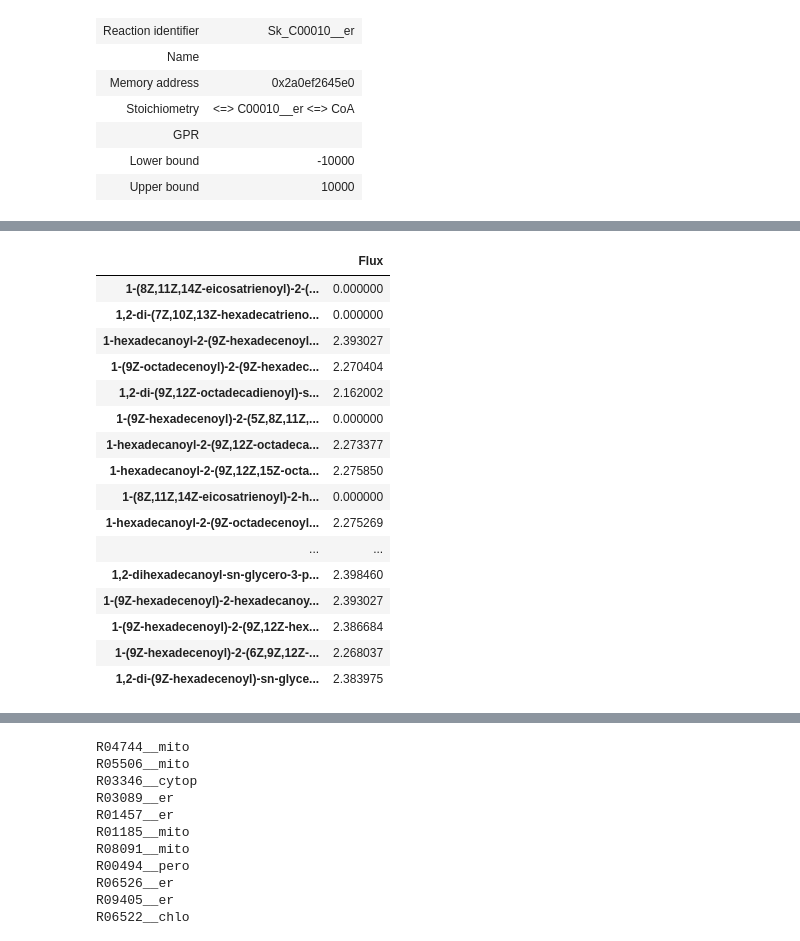
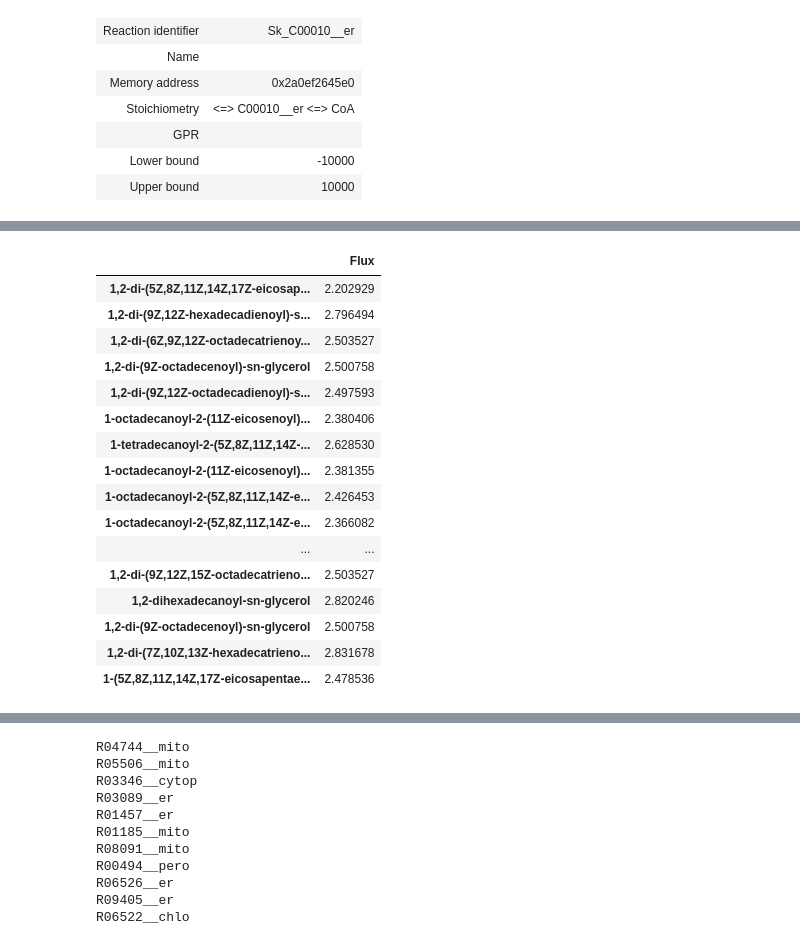
Before and after one commit to ecunha1996/GSMMutils, a Jupyter notebook: examples/Ngaditana.ipynb, the cells around one changed output, grey strips where cells are left out. Saved outputs shown, nothing was run; the diff lists cells and outputs as text; code cells hidden in the pictures.

```diff
--- a/examples/Ngaditana.ipynb
+++ b/examples/Ngaditana.ipynb
@@ -35,20 +35,20 @@ model.test_reaction("BMGR6162_V32__er")
 # %%
-model.test_reaction("e_PC__er")
+model.test_reaction("e_DAG__er")
 # %% [output]
 |  | Flux |
-| 1-(8Z,11Z,14Z-eicosatrienoyl)-2-(... | 0.000000 |
-| 1,2-di-(7Z,10Z,13Z-hexadecatrieno... | 0.000000 |
-| 1-hexadecanoyl-2-(9Z-hexadecenoyl... | 2.393027 |
-| 1-(9Z-octadecenoyl)-2-(9Z-hexadec... | 2.270404 |
-| 1,2-di-(9Z,12Z-octadecadienoyl)-s... | 2.162002 |
-| 1-(9Z-hexadecenoyl)-2-(5Z,8Z,11Z,... | 0.000000 |
-| 1-hexadecanoyl-2-(9Z,12Z-octadeca... | 2.273377 |
-| 1-hexadecanoyl-2-(9Z,12Z,15Z-octa... | 2.275850 |
-| 1-(8Z,11Z,14Z-eicosatrienoyl)-2-h... | 0.000000 |
-| 1-hexadecanoyl-2-(9Z-octadecenoyl... | 2.275269 |
+| 1,2-di-(5Z,8Z,11Z,14Z,17Z-eicosap... | 2.202929 |
+| 1,2-di-(9Z,12Z-hexadecadienoyl)-s... | 2.796494 |
+| 1,2-di-(6Z,9Z,12Z-octadecatrienoy... | 2.503527 |
+| 1,2-di-(9Z-octadecenoyl)-sn-glycerol | 2.500758 |
+| 1,2-di-(9Z,12Z-octadecadienoyl)-s... | 2.497593 |
+| 1-octadecanoyl-2-(11Z-eicosenoyl)... | 2.380406 |
+| 1-tetradecanoyl-2-(5Z,8Z,11Z,14Z-... | 2.628530 |
+| 1-octadecanoyl-2-(11Z-eicosenoyl)... | 2.381355 |
+| 1-octadecanoyl-2-(5Z,8Z,11Z,14Z-e... | 2.426453 |
+| 1-octadecanoyl-2-(5Z,8Z,11Z,14Z-e... | 2.366082 |
 | ... | ... |
-| 1,2-dihexadecanoyl-sn-glycero-3-p... | 2.398460 |
-| 1-(9Z-hexadecenoyl)-2-hexadecanoy... | 2.393027 |
-| 1-(9Z-hexadecenoyl)-2-(9Z,12Z-hex... | 2.386684 |
-| 1-(9Z-hexadecenoyl)-2-(6Z,9Z,12Z-... | 2.268037 |
-| 1,2-di-(9Z-hexadecenoyl)-sn-glyce... | 2.383975 |
+| 1,2-di-(9Z,12Z,15Z-octadecatrieno... | 2.503527 |
+| 1,2-dihexadecanoyl-sn-glycerol | 2.820246 |
+| 1,2-di-(9Z-octadecenoyl)-sn-glycerol | 2.500758 |
+| 1,2-di-(7Z,10Z,13Z-hexadecatrieno... | 2.831678 |
+| 1-(5Z,8Z,11Z,14Z,17Z-eicosapentae... | 2.478536 |
```
Also changed, not shown: parts of 4 cells of this notebook, 5 other files.
